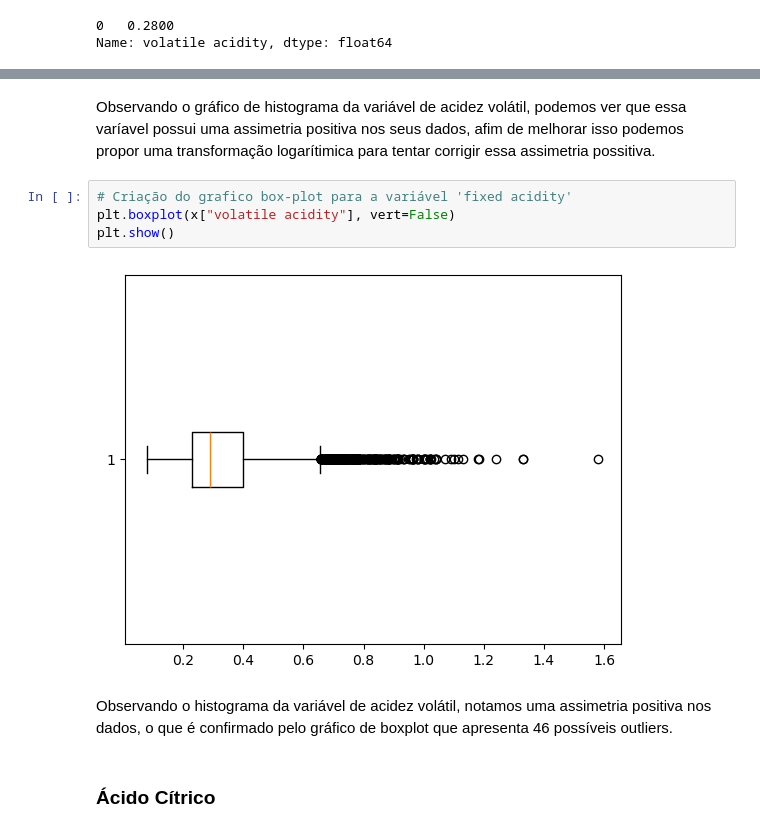
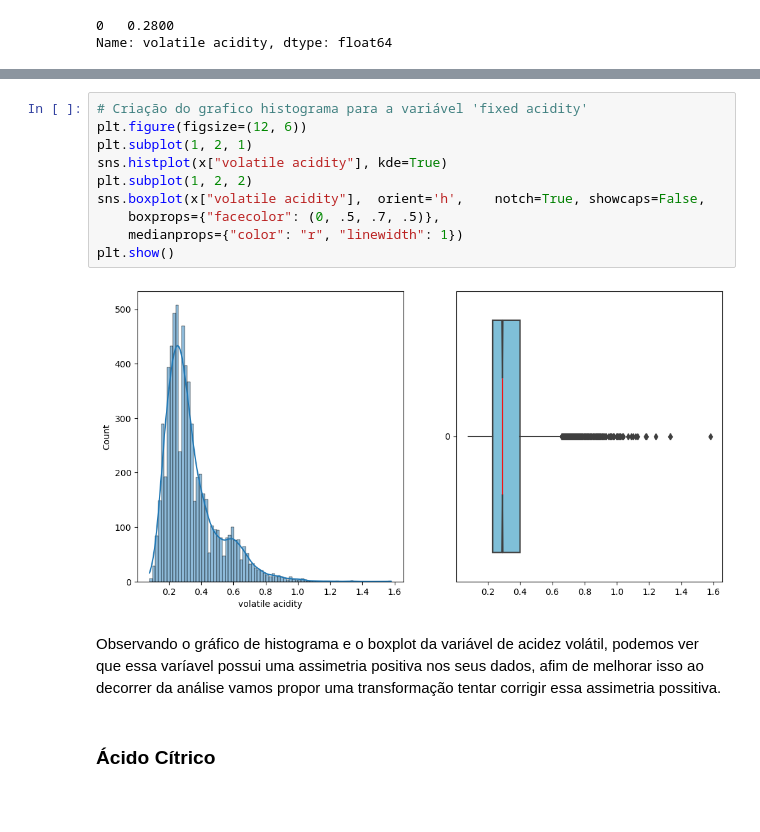
Before and after one commit to gabrieldadcarvalho/machine_learning, a Jupyter notebook: wine_quality/analitic_wine.ipynb, the cells around one changed output, grey strips where cells are left out. Saved outputs shown, nothing was run; the diff lists cells and outputs as text; blank space fills up the shorter version.

```diff
--- a/wine_quality/analitic_wine.ipynb
+++ b/wine_quality/analitic_wine.ipynb
@@ -210,13 +201,17 @@ plt.show()
+# %%
+# Criação do grafico histograma para a variável 'fixed acidity'
+plt.figure(figsize=(12, 6))
+plt.subplot(1, 2, 1)
+sns.histplot(x["volatile acidity"], kde=True)
+plt.subplot(1, 2, 2)
+sns.boxplot(x["volatile acidity"],  orient='h',    notch=True, showcaps=False,
+    boxprops={"facecolor": (0, .5, .7, .5)},
+    medianprops={"color": "r", "linewidth": 1})
+plt.show()
+# %% [output]
+[figure, added]
 # %% [markdown]
-Observando o gráfico de histograma da variável de acidez volátil, podemos ver que essa varíavel possui uma assimetria positiva nos seus dados, afim de melhorar isso podemos propor uma transformação logarítimica para tentar corrigir essa assimetria possitiva.
+Observando o gráfico de histograma e o boxplot da variável de acidez volátil, podemos ver que essa varíavel possui uma assimetria positiva nos seus dados, afim de melhorar isso ao decorrer da análise vamos propor uma transformação tentar corrigir essa assimetria possitiva.
-# %%
-# Criação do grafico box-plot para a variável 'fixed acidity'
-plt.boxplot(x["volatile acidity"], vert=False)
-plt.show()
-# %% [output]
-[figure, removed]
-# %% [markdown]
-Observando o histograma da variável de acidez volátil, notamos uma assimetria positiva nos dados, o que é confirmado pelo gráfico de boxplot que apresenta 46 possíveis outliers.
 # %% [markdown]
 ### Ácido Cítrico
 # %%
```
Also changed, not shown: parts of 44 cells of this notebook.
